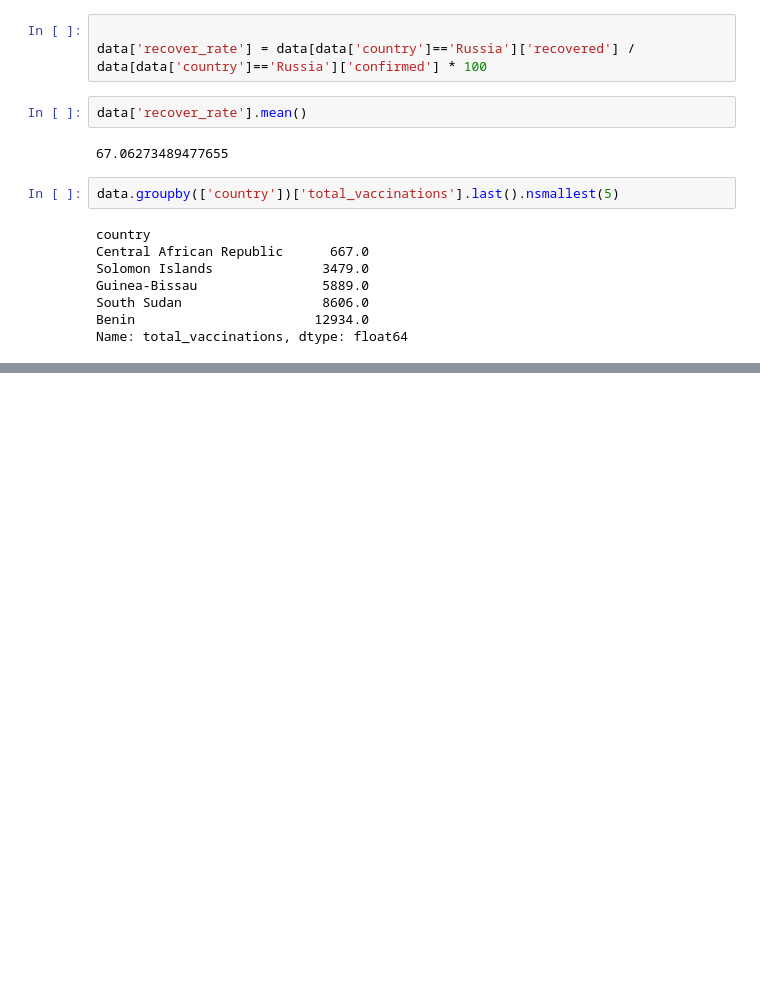
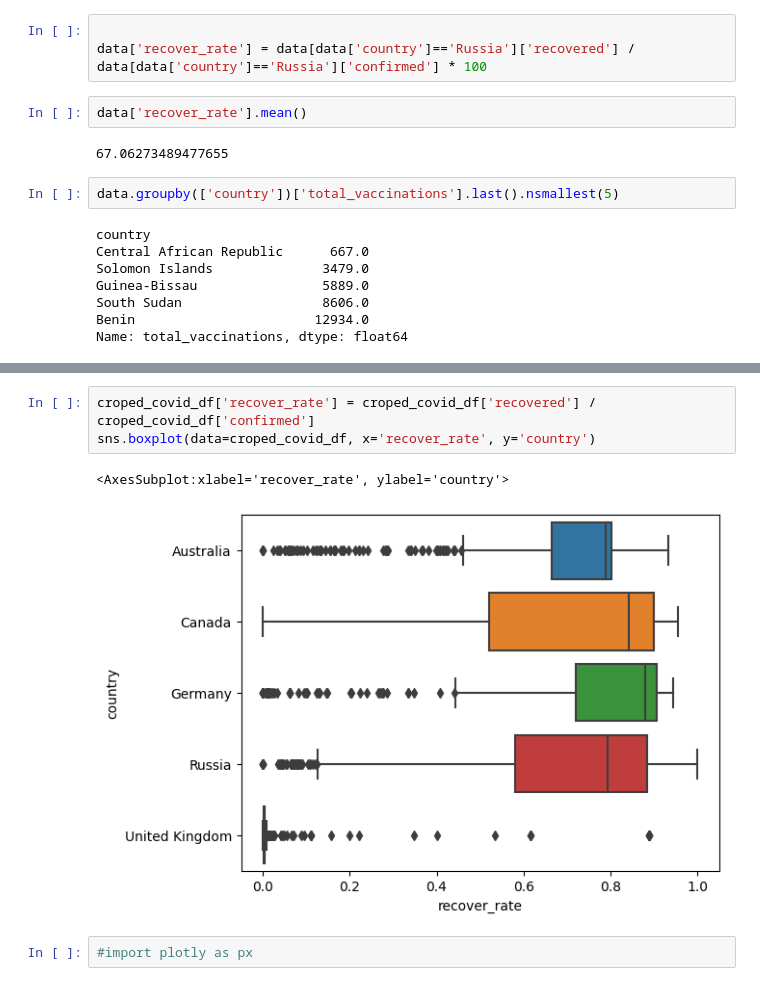
Before and after one commit to Dennniskoo/data_science, a Jupyter notebook: SkillFactory/Pandas/visualization01.ipynb, the cells around one changed output, grey strips where cells are left out. Saved outputs shown, nothing was run; the diff lists cells and outputs as text; blank space fills up the shorter version.

```diff
--- a/SkillFactory/Pandas/visualization01.ipynb
+++ b/SkillFactory/Pandas/visualization01.ipynb
@@ -87,0 +117,8 @@ Name: total_vaccinations, dtype: float64
+# %%
+croped_covid_df['recover_rate'] = croped_covid_df['recovered'] / croped_covid_df['confirmed']
+sns.boxplot(data=croped_covid_df, x='recover_rate', y='country')
+# %% [output]
+<AxesSubplot:xlabel='recover_rate', ylabel='country'>
+[figure, added]
+# %%
+#import plotly as px
```
Also changed, not shown: parts of 4 cells of this notebook.
